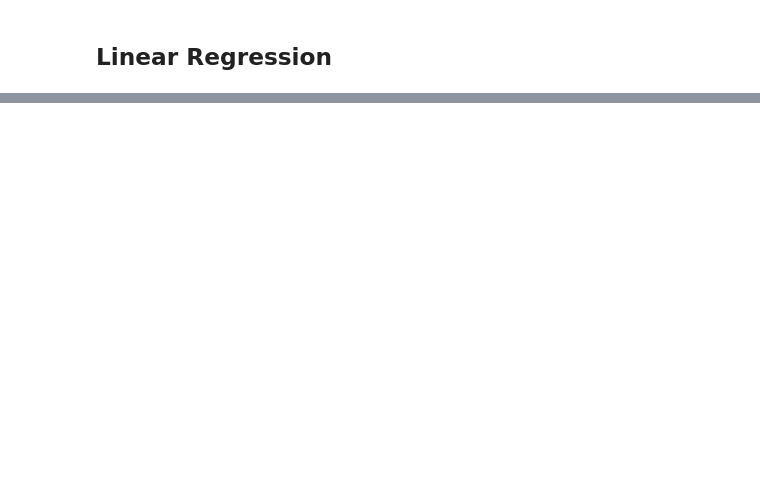
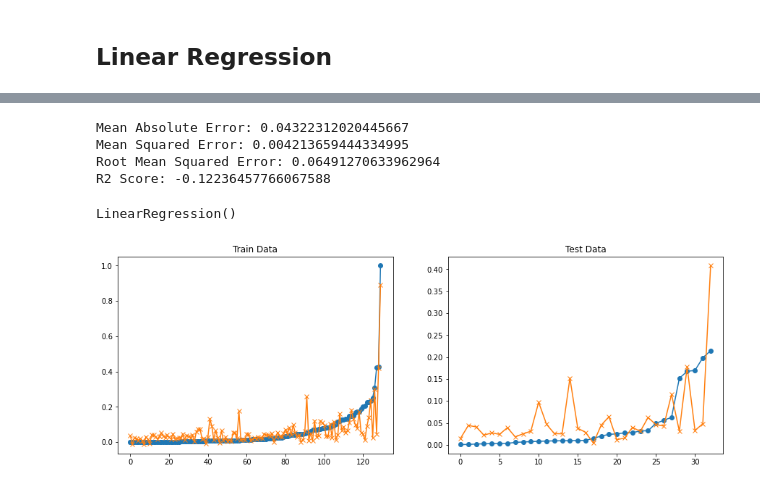
Before and after one commit to WWI17SEB/ml-covid, a Jupyter notebook: train_data_cases.ipynb, the cells around one changed output, grey strips where cells are left out. Saved outputs shown, nothing was run; the diff lists cells and outputs as text; code cells hidden in the pictures; blank space fills up the shorter version.

```diff
--- a/train_data_cases.ipynb
+++ b/train_data_cases.ipynb
@@ -91,0 +125,14 @@ plt.show()
+# %%
+poly2 = PolynomialFeatures(2)
+x_poly2_scaled = poly2.fit_transform(X_scaled)
+df_poly2_scaled = pd.DataFrame(x_poly2_scaled)
+X_poly2_scaled = df_poly2_scaled
+
+RegressionHelper(X_poly2_scaled, y_scaled, LinearRegression(), 0.2, 25)
+# %% [output]
+Mean Absolute Error: 0.04322312020445667
+Mean Squared Error: 0.004213659444334995
+Root Mean Squared Error: 0.06491270633962964
+R2 Score: -0.12236457766067588
+LinearRegression()
+[figure, added]
```
Also changed, not shown: parts of 27 cells of this notebook, 3 other files.
